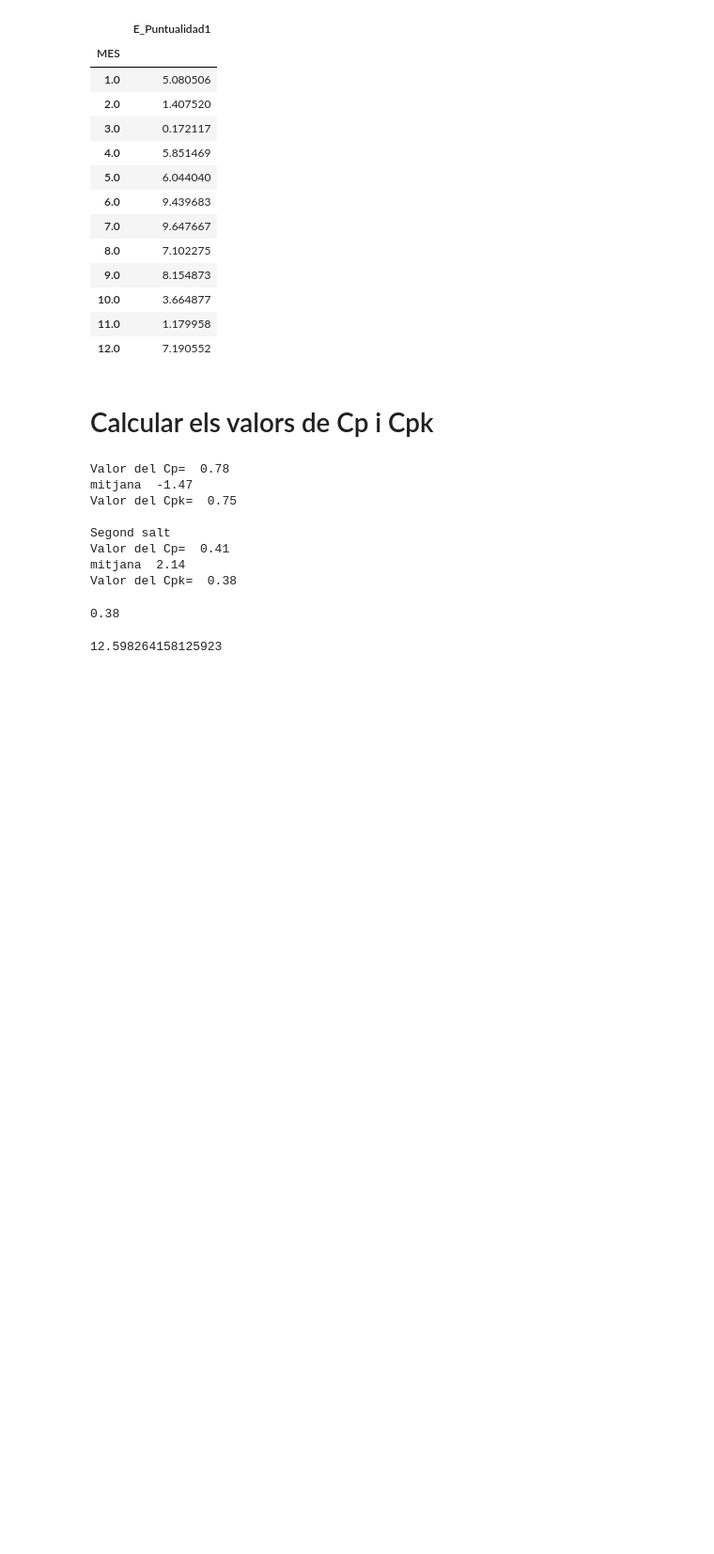
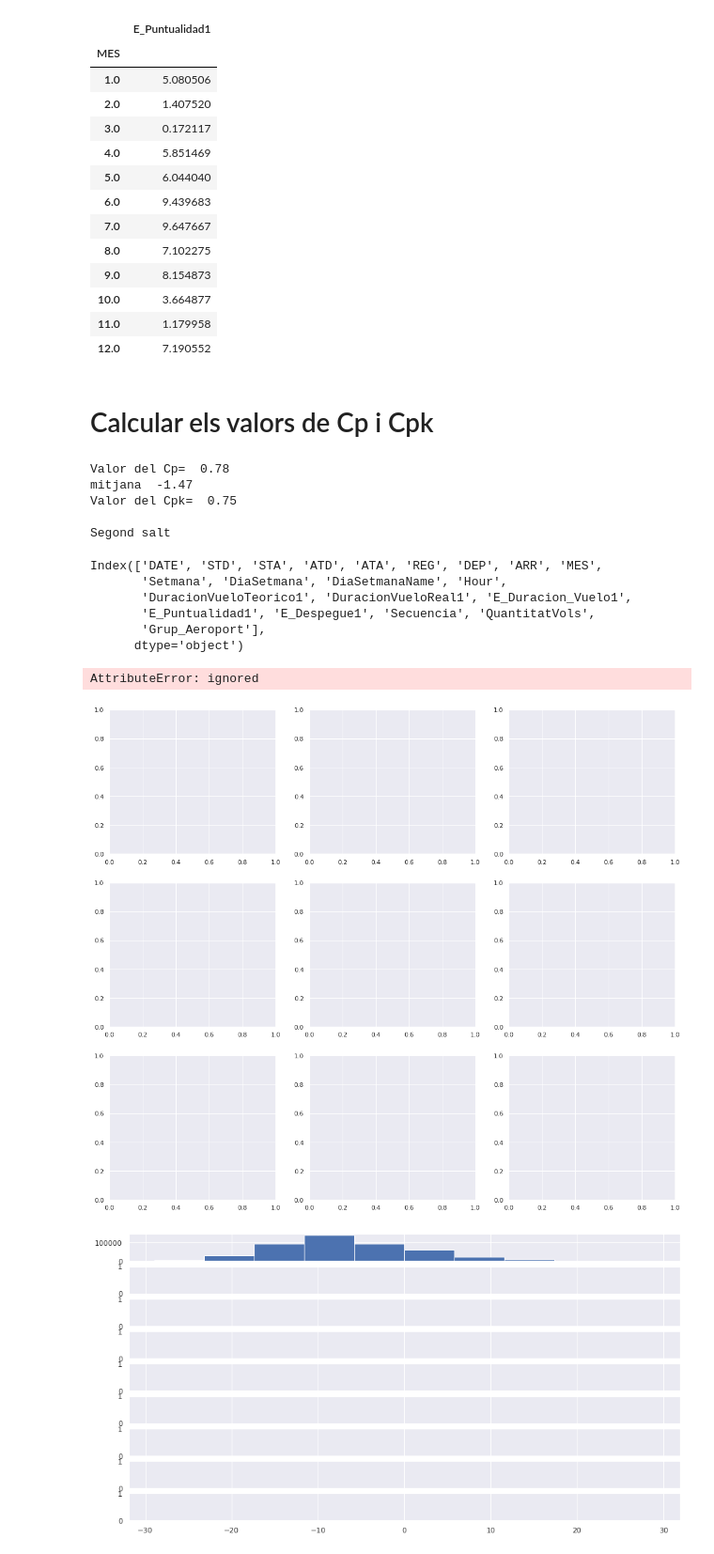
Before and after one commit to JMML2021/Entrega-projecte-final, a Jupyter notebook: Calculo_Ryainair2019ipynb.ipynb, the cells around one changed output. Shown at 94% size. Cells and saved outputs as stored; diff of their text form; code cells hidden in the pictures; blank space fills up the shorter version.

```diff
--- a/Calculo_Ryainair2019ipynb.ipynb
+++ b/Calculo_Ryainair2019ipynb.ipynb
@@ -655,19 +653,38 @@ def Cpk(clave, usl, lsl):
 Cp('E_Puntualidad1', -30, 30)
 Cpk('E_Puntualidad1', -30, 30)
 print('\nSegond salt')
-Cp('E_Puntualidad2', -30, 30)
-Cpk('E_Puntualidad2', -30, 30)
+#Cp('E_Puntualidad2', -30, 30)
+#Cpk('E_Puntualidad2', -30, 30)
 # %% [output]
 Valor del Cp=  0.78
 mitjana  -1.47
 Valor del Cpk=  0.75
 
 Segond salt
-Valor del Cp=  0.41
-mitjana  2.14
-Valor del Cpk=  0.38
-0.38
-# %%
-df2['E_Puntualidad1'].std()
-# %% [output]
-12.598264158125923
+# %%
+columnes = df3.columns
+columnes
+# %% [output]
+Index(['DATE', 'STD', 'STA', 'ATD', 'ATA', 'REG', 'DEP', 'ARR', 'MES',
+       'Setmana', 'DiaSetmana', 'DiaSetmanaName', 'Hour',
+       'DuracionVueloTeorico1', 'DuracionVueloReal1', 'E_Duracion_Vuelo1',
+       'E_Puntualidad1', 'E_Despegue1', 'Secuencia', 'QuantitatVols',
+       'Grup_Aeroport'],
+      dtype='object')
+# %%
+campo = ['E_Duracion_Vuelo1', 'E_Duracion_Vuelo2', 'E_Duracion_Vuelo3', 'E_Despegue1','E_Despegue2','E_Despegue3', 'E_Puntualidad1','E_Puntualidad2','E_Puntualidad3']
+df_Errores= df.loc[:,campo]
+for t in campo:
+
+
+  dfEliminarOutliers= ((df_Errores[t]>-30) & (df_Errores[t]<30)  )
+
+  df_Errores = df_Errores[dfEliminarOutliers]
+# %%
+# Plotting as desired
+plt.subplots(nrows=3, ncols=3, figsize=(18, 16))
+df_Errores.plot.hist(subplots=True, legend=False, kde= True)
+# %% [output]
+AttributeError: ignored
+[figure, added]
+[figure, added]
```
Also changed, not shown: parts of 12 cells of this notebook.
